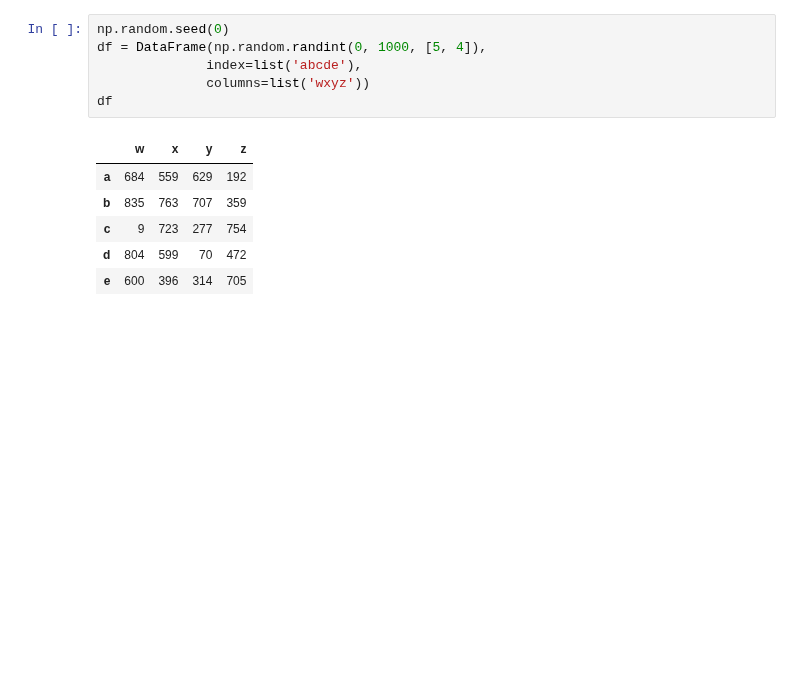
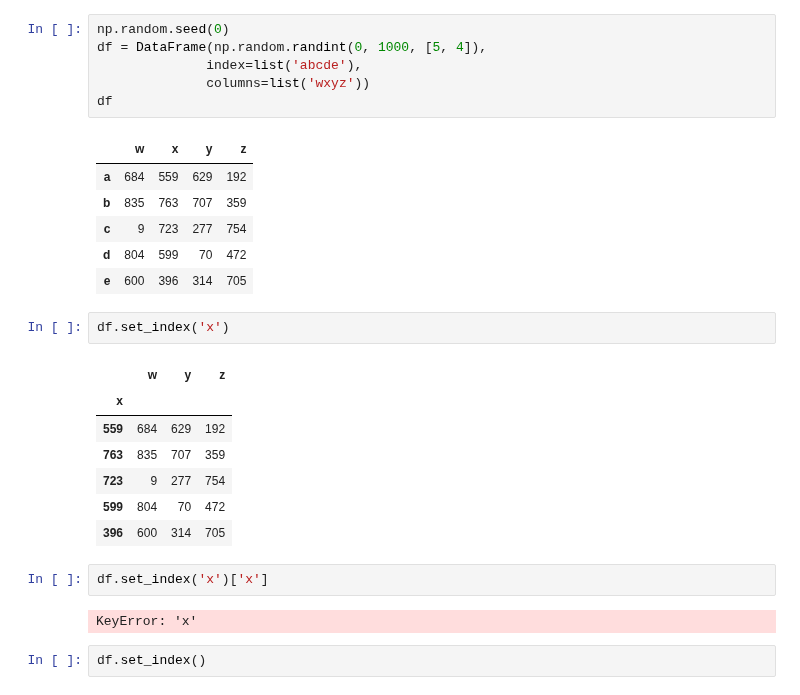
Before and after one commit to reuven/Apple-2025-autumn-Python, a Jupyter notebook: 2025-11November-11.ipynb, the cells around one changed output. Saved outputs shown, nothing was run; the diff lists cells and outputs as text; blank space fills up the shorter version.

```diff
--- a/2025-11November-11.ipynb
+++ b/2025-11November-11.ipynb
@@ -694,3 +694,19 @@ df
 | c | 9 | 723 | 277 | 754 |
 | d | 804 | 599 | 70 | 472 |
 | e | 600 | 396 | 314 | 705 |
+# %%
+df.set_index('x')
+# %% [output]
+|  | w | y | z |
+| x |  |  |  |
+| 559 | 684 | 629 | 192 |
+| 763 | 835 | 707 | 359 |
+| 723 | 9 | 277 | 754 |
+| 599 | 804 | 70 | 472 |
+| 396 | 600 | 314 | 705 |
+# %%
+df.set_index('x')['x']
+# %% [output]
+KeyError: 'x'
+# %%
+df.set_index()
```
